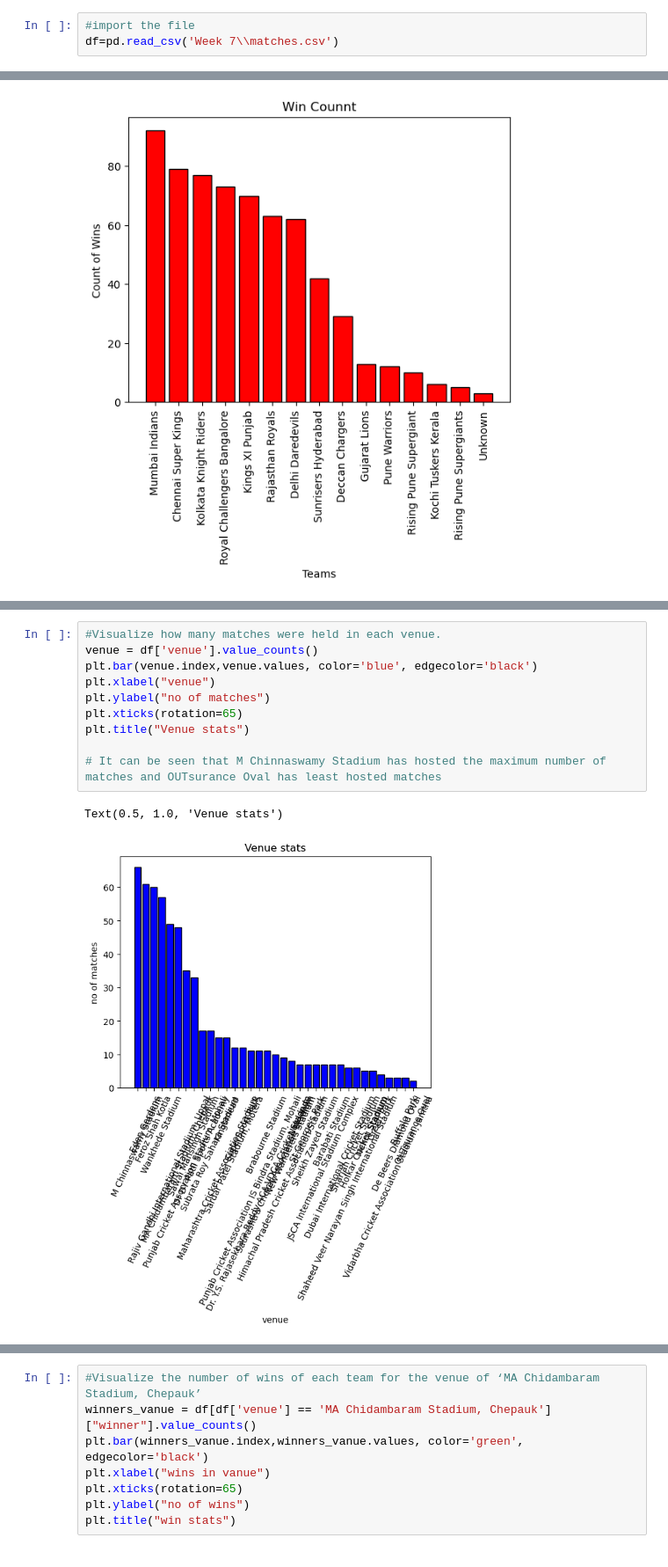
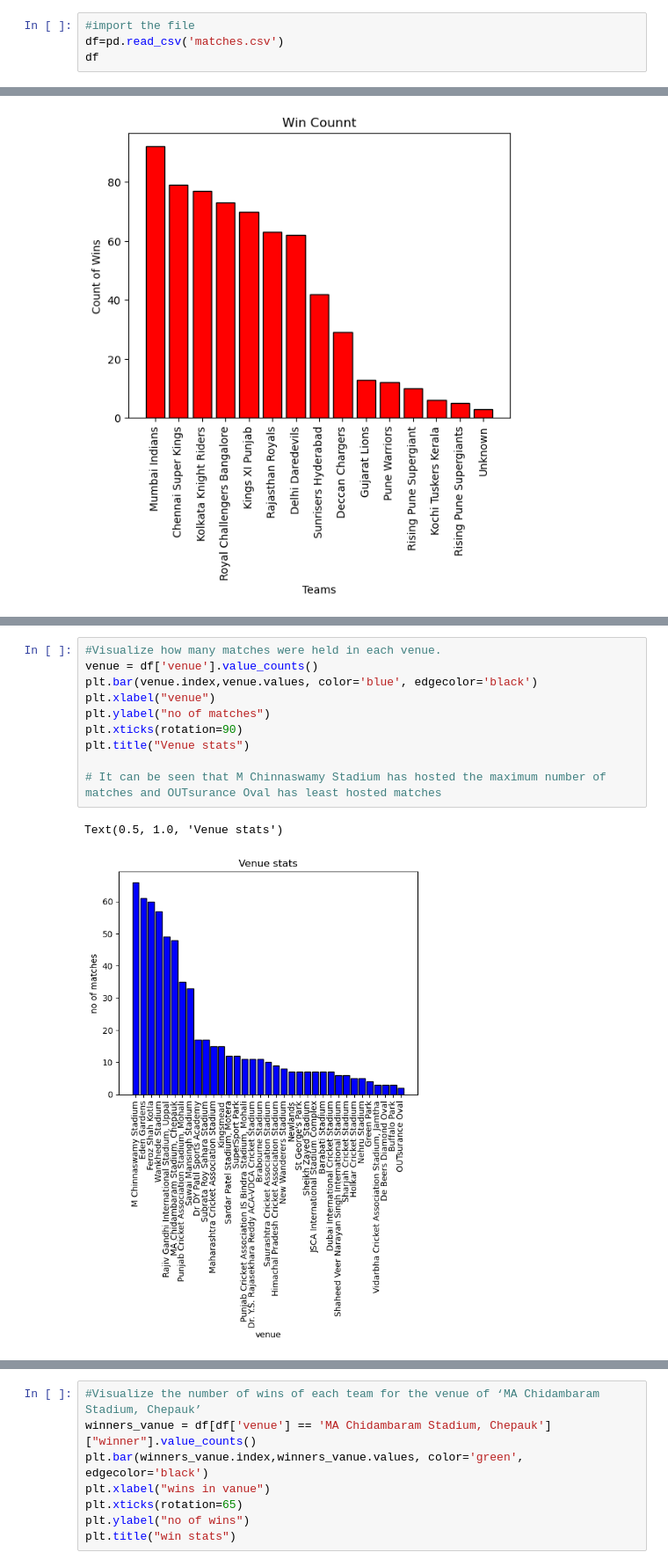
Before and after one commit to chiragraokv/DAV, a Jupyter notebook: Week 7/Week7lab.ipynb, the cells around one changed output, grey strips where cells are left out. Shown: that part at 88% size. Cells and saved outputs as stored; diff of their text form.

```diff
--- a/Week 7/Week7lab.ipynb
+++ b/Week 7/Week7lab.ipynb
@@ -33,4 +33,5 @@ import matplotlib.pyplot as plt
 import seaborn as sns
 # %%
 #import the file
-df=pd.read_csv('Week 7\\matches.csv')
+df=pd.read_csv('matches.csv')
+df
@@ -150,16 +146,16 @@ Name: umpire2, dtype: int64
 # %%
 #Visualize how many matches were held in each venue.
 venue = df['venue'].value_counts()
 plt.bar(venue.index,venue.values, color='blue', edgecolor='black')
 plt.xlabel("venue")
 plt.ylabel("no of matches")
-plt.xticks(rotation=65)
+plt.xticks(rotation=90)
 plt.title("Venue stats")
 
 # It can be seen that M Chinnaswamy Stadium has hosted the maximum number of matches and OUTsurance Oval has least hosted matches
 # %% [output]
 Text(0.5, 1.0, 'Venue stats')
-[figure, old version]
+[figure, new version]
 # %%
 #Visualize the top 10 players identified as the player of the match for the most significant number of matches.
 df['player_of_match'].value_counts().head(10)
```
Also changed, not shown: parts of 6 cells of this notebook, 1 other file.
